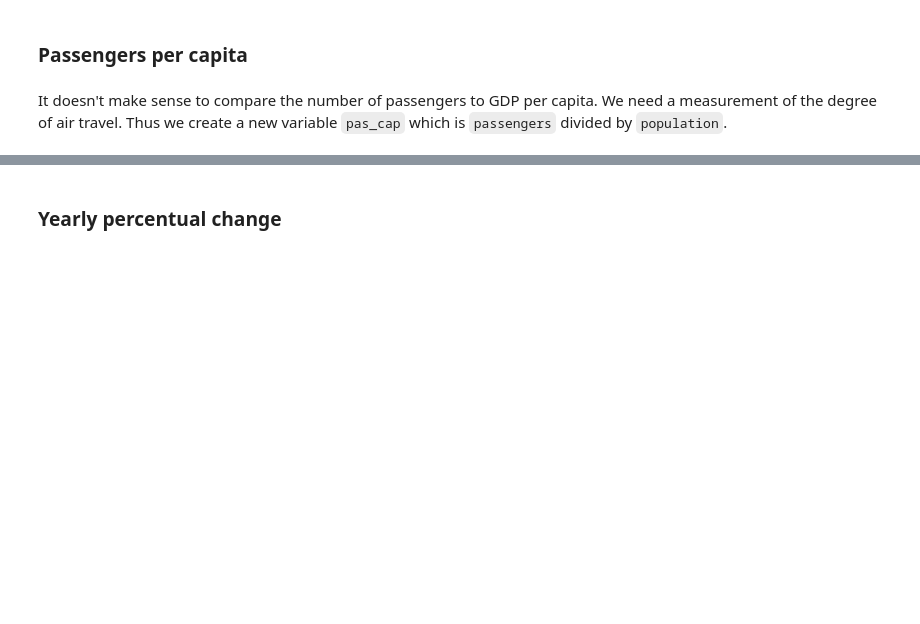
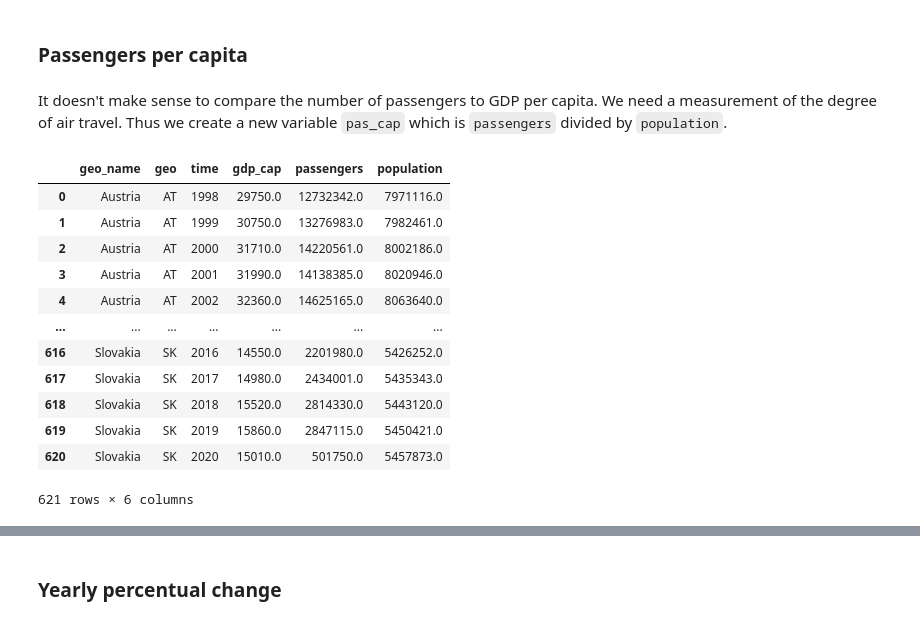
Before and after one commit to AskerNC/projects-2021-concatenaters, a Jupyter notebook: dataproject/dataproject.ipynb, the cells around one changed output, grey strips where cells are left out. Saved outputs shown, nothing was run; the diff lists cells and outputs as text; code cells hidden in the pictures; blank space fills up the shorter version.

```diff
--- a/dataproject/dataproject.ipynb
+++ b/dataproject/dataproject.ipynb
@@ -230,6 +300,22 @@ The european union has 27 countries.
 ### Passengers per capita
 # %% [markdown]
 It doesn't make sense to compare the number of passengers to GDP per capita. We need a measurement of the degree of air travel. Thus we create a new variable `pas_cap` which is `passengers` divided by `population`.
+# %%
+full
+# %% [output]
+|  | geo_name | geo | time | gdp_cap | passengers | population |
+| 0 | Austria | AT | 1998 | 29750.0 | 12732342.0 | 7971116.0 |
+| 1 | Austria | AT | 1999 | 30750.0 | 13276983.0 | 7982461.0 |
+| 2 | Austria | AT | 2000 | 31710.0 | 14220561.0 | 8002186.0 |
+| 3 | Austria | AT | 2001 | 31990.0 | 14138385.0 | 8020946.0 |
+| 4 | Austria | AT | 2002 | 32360.0 | 14625165.0 | 8063640.0 |
+| ... | ... | ... | ... | ... | ... | ... |
+| 616 | Slovakia | SK | 2016 | 14550.0 | 2201980.0 | 5426252.0 |
+| 617 | Slovakia | SK | 2017 | 14980.0 | 2434001.0 | 5435343.0 |
+| 618 | Slovakia | SK | 2018 | 15520.0 | 2814330.0 | 5443120.0 |
+| 619 | Slovakia | SK | 2019 | 15860.0 | 2847115.0 | 5450421.0 |
+| 620 | Slovakia | SK | 2020 | 15010.0 | 501750.0 | 5457873.0 |
+621 rows × 6 columns
 # %%
 # a. index of gdp_cap
 i = full.columns.get_loc('gdp_cap')
```
Also changed, not shown: parts of 17 cells of this notebook, 2 other files.
